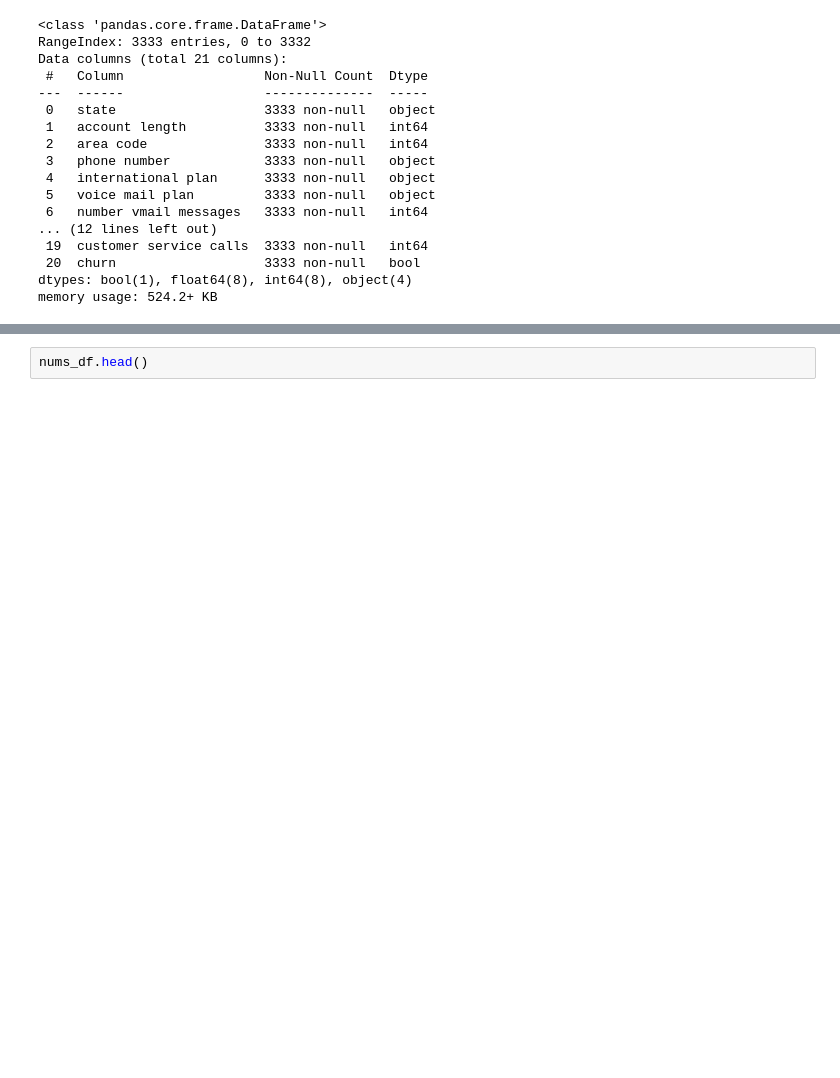
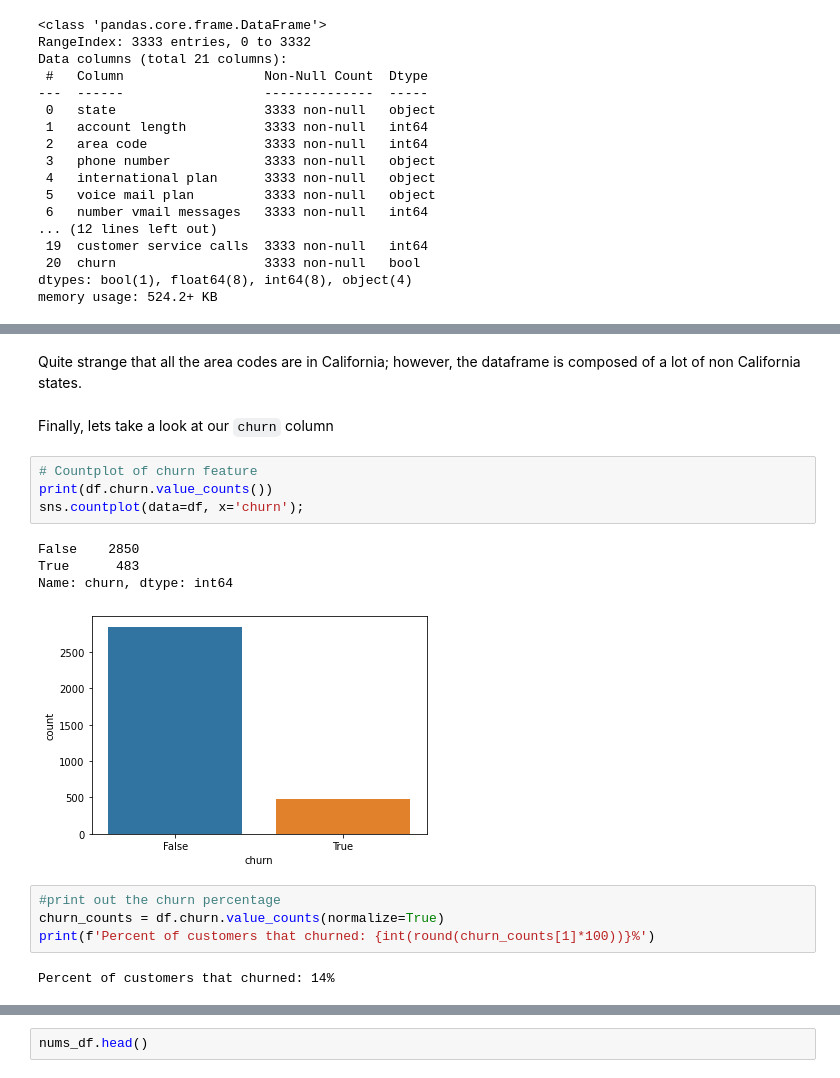
Before and after one commit to joshuaedelstein15/Telecom_churn, a Jupyter notebook: notebook.ipynb, the cells around one changed output, grey strips where cells are left out. Cells and saved outputs as stored; diff of their text form; blank space fills up the shorter version.

```diff
--- a/notebook.ipynb
+++ b/notebook.ipynb
@@ -123,0 +218,19 @@ Name: churn, dtype: int64
+# %% [markdown]
+Quite strange that all the area codes are in California; however, the dataframe is composed of a lot of non California states.
+# %% [markdown]
+Finally, lets take a look at our `churn` column
+# %%
+# Countplot of churn feature
+print(df.churn.value_counts())
+sns.countplot(data=df, x='churn');
+# %% [output]
+False    2850
+True      483
+Name: churn, dtype: int64
+[figure, added]
+# %%
+#print out the churn percentage
+churn_counts = df.churn.value_counts(normalize=True)
+print(f'Percent of customers that churned: {int(round(churn_counts[1]*100))}%')
+# %% [output]
+Percent of customers that churned: 14%
```
Also changed, not shown: parts of 69 cells of this notebook.
